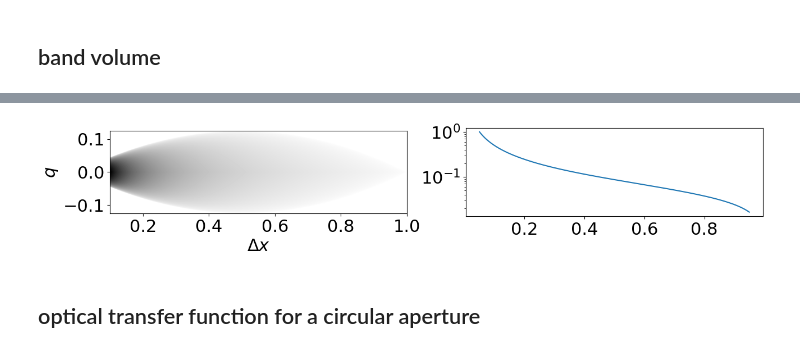
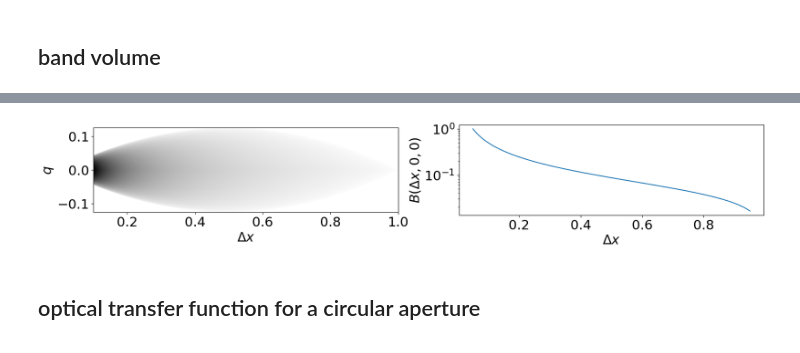
Before and after one commit to arizonaCameraLab/computationalImaging, a Jupyter notebook: coherence/FourierAnalysisOfIncoherentImaging.ipynb, the cells around one changed output, grey strips where cells are left out. Saved outputs shown, nothing was run; the diff lists cells and outputs as text; code cells hidden in the pictures.

```diff
--- a/coherence/FourierAnalysisOfIncoherentImaging.ipynb
+++ b/coherence/FourierAnalysisOfIncoherentImaging.ipynb
@@ -51,24 +51,26 @@ def H(u):
 # %% [markdown]
 ## band volume
 # %%
-plt.rcParams['figure.figsize'] = [15, 5]
+plt.rcParams['figure.figsize'] = [20, 7]
 fig, (ax1, ax2) = plt.subplots(1,2)
 x=np.linspace(.1,1,512)
 dx, q = np.meshgrid(x,np.linspace(-.125,.125,512))
 b= B(dx,0,q)
 ax1.imshow(b, extent=[.1,1,-.125,.125], cmap='binary')
 ax1.set_xlabel(r'$\Delta x$')
 ax1.set_ylabel(r'$q$')
 x=np.linspace(.05,.95,512)
-ax2=plt.semilogy(x, B(x,0,0)/B(.05,0,0))
+ax2.semilogy(x, B(x,0,0)/B(.05,0,0))
+ax2.set_xlabel(r'$\Delta x$')
+ax2.set_ylabel(r'$B(\Delta x,0,0)$')
 axes=plt.gca()
 axes.set_aspect(.15)
 plt.savefig('bandVolume.pdf')
 files.download('bandVolume.pdf')
 # %% [output]
 [interactive output not drawn]
 [interactive output not drawn]
-[figure, old version]
+[figure, new version]
 # %% [markdown]
 ## optical transfer function for a circular aperture
 # %%
```
